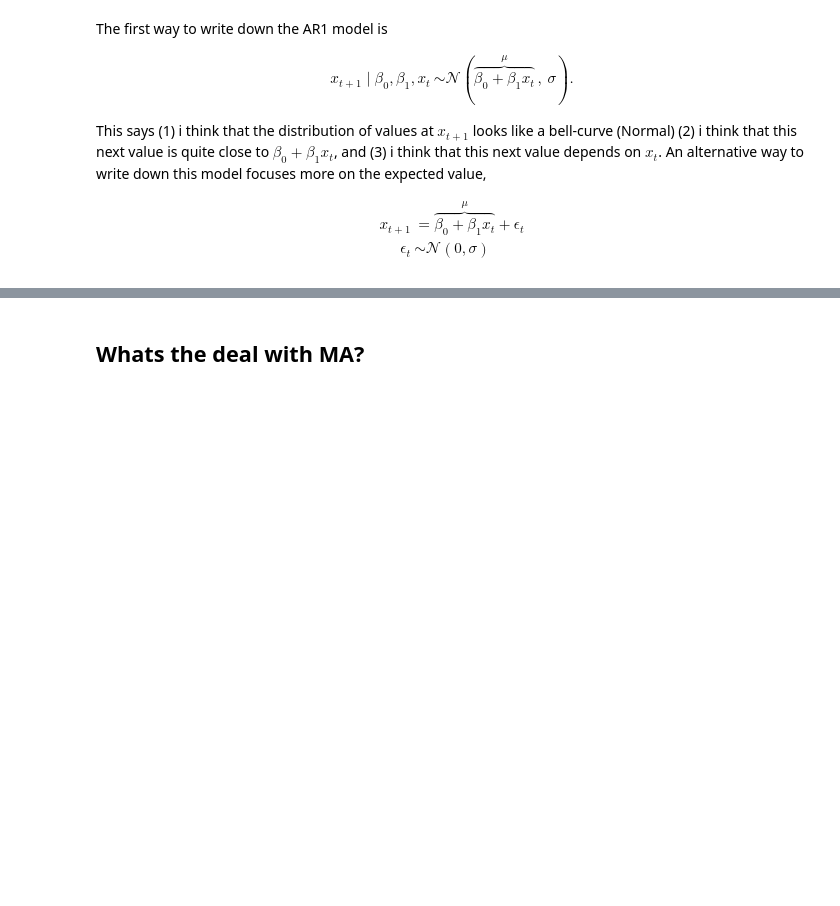
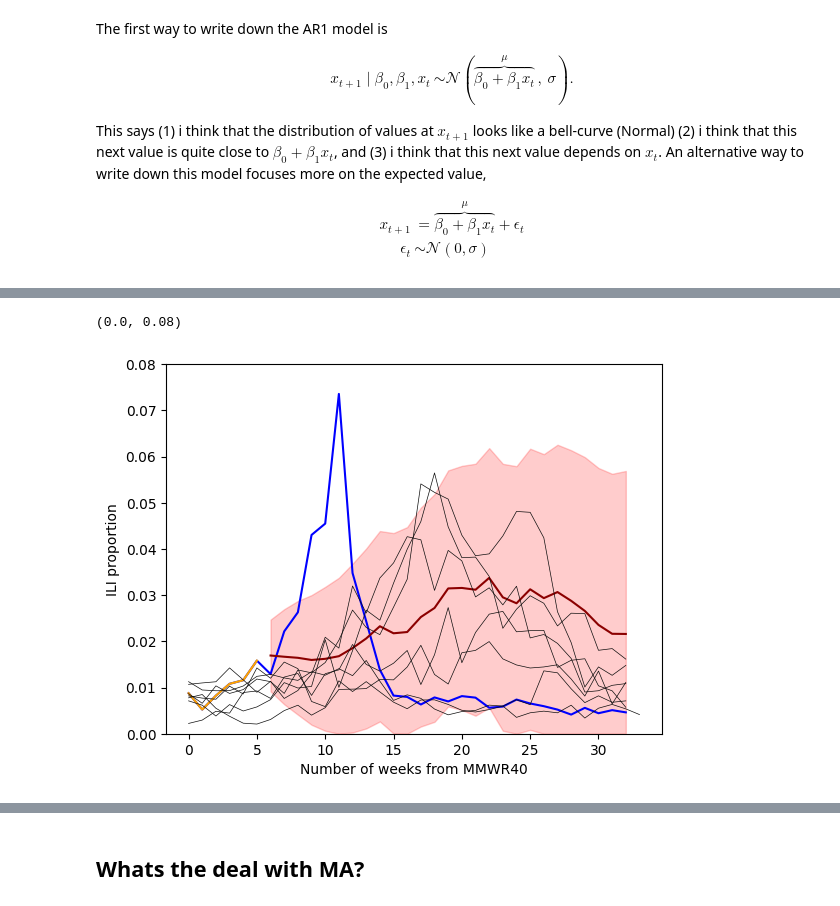
Before and after one commit to computationalUncertaintyLab/2025-AMPH-TSA, a Jupyter notebook: 2025-10-16-AMPH.ipynb, the cells around one changed output, grey strips where cells are left out. Saved outputs shown, nothing was run; the diff lists cells and outputs as text; code cells hidden in the pictures; blank space fills up the shorter version.

```diff
--- a/2025-10-16-AMPH.ipynb
+++ b/2025-10-16-AMPH.ipynb
@@ -421,0 +521,19 @@ plt.show()
+# %%
+# Assuming 'data' is your time series with a datetime index
+# Example for monthly data with a yearly seasonality (m=12)
+
+previous_seasons = []
+for year in np.arange(2015,2021+1):
+    previous_seasons.append( "{:d}/{:d}".format(year,year+1) )
+prev_ili_data = ili_data.loc[ ili_data.season.isin(previous_seasons)  ]
+prev_ili = prev_ili_data.ili_prop.values
+
+#--add in the first six observations from the 2022/23 ILI season
+all_ili_values = list(prev_ili) + list(one_season_hidden)
+
+import statsmodels.api as sm
+model = sm.tsa.SARIMAX( all_ili_values   ,
+                       order=(0, 1, 1),
+                       seasonal_order=(0, 1, 1, 34))
+results = model.fit()
+print(results.summary())
@@ -421,0 +558,30 @@ plt.show()
+# %%
+forecast_steps = 32+1-6
+pred = results.get_forecast(steps=forecast_steps)          # out-of-sample only
+mean_fcst = pred.predicted_mean
+
+ci = pred.conf_int(alpha=0.10)
+ci = np.clip(ci,0,np.inf) #<--make sure that these values cannot go below 0
+
+fig,ax = plt.subplots()
+
+ax.plot(one_season_ili, color = "blue", label = "2022/2023" )
+ax.plot( weeks, one_season_hidden , color = "orange", label = "Observed" )
+
+ax.plot(6+np.arange(forecast_steps), mean_fcst, color = "darkred")
+ax.fill_between(6+np.arange(forecast_steps), ci[:,0],ci[:,1], color = "red", alpha=0.2 )
+
+for season, subset in ili_data.groupby("season"):
+    if season in previous_seasons:
+        ax.plot( subset.ili_prop.values, color="0.05", lw=0.5  )
+
+#--labels
+ax.set_xlabel("Number of weeks from MMWR40")
+ax.set_ylabel("ILI proportion")
+
+ax.set_ylim(0,0.08)
+
+plt.show()
+# %% [output]
+(0.0, 0.08)
+[figure, added]
```
Also changed, not shown: parts of 28 cells of this notebook.
